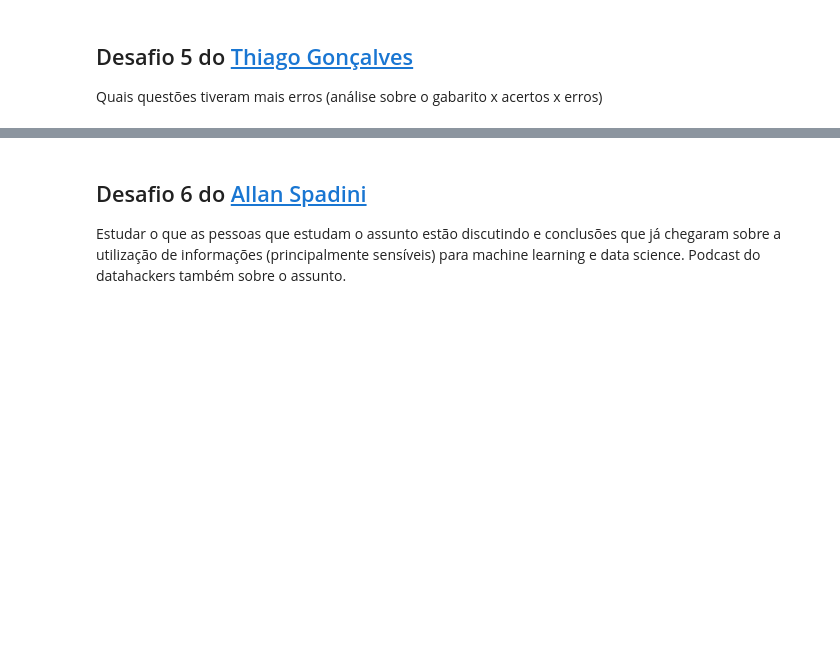
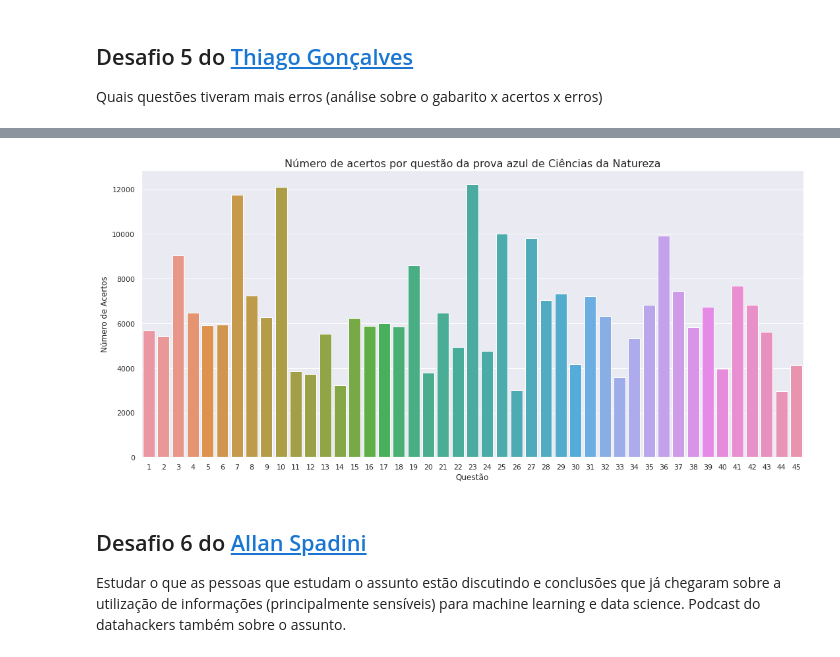
Before and after one commit to alexandrealvees/Quarentena, a Jupyter notebook: quarentena_de_dados_alura.ipynb, the cells around one changed output, grey strips where cells are left out. Cells and saved outputs as stored; diff of their text form; code cells hidden in the pictures; blank space fills up the shorter version.

```diff
--- a/quarentena_de_dados_alura.ipynb
+++ b/quarentena_de_dados_alura.ipynb
@@ -1450,3 +1546,15 @@ Remover todos os zeros. Tomar o cuidado que no desafio 1 já tomamos decisões l
 ## Desafio 5 do [Thiago Gonçalves](https://twitter.com/tgcsantos)
 
 Quais questões tiveram mais erros (análise sobre o gabarito x acertos x erros)
+# %%
+def corrige_questoes(aluno, materia):
+    respostas = aluno.get(f'TX_RESPOSTAS_{materia}')
+    gabarito = aluno.get(f'TX_GABARITO_{materia}')
+
+    return pd.Series([int(a==b) for a, b in zip(respostas, gabarito)])
+# %%
+# Analisando a prova azul de Ciências da Natureza
+prova_cn_azul = dados.query('CO_PROVA_CN == 447')
+
+matriz_acertos = prova_cn_azul.apply(corrige_questoes, materia='CN', axis=1)
+matriz_acertos
@@ -1453,3 +1575,17 @@ Quais questões tiveram mais erros (análise sobre o gabarito x acertos x erros)
+# %%
+total_acertos_por_questao = pd.DataFrame(matriz_acertos.sum())
+total_acertos_por_questao.reset_index(inplace=True)
+total_acertos_por_questao.columns = ['Questão', 'Número de Acertos']
+total_acertos_por_questao['Questão'] = total_acertos_por_questao['Questão'] + 1
+
+plt.figure(figsize=(18, 8))
+ax = sns.barplot(x='Questão', y='Número de Acertos', data=total_acertos_por_questao)
+
+ax.set_title('Número de acertos por questão da prova azul de Ciências da Natureza', fontsize=16)
+
+plt.show()
+# %% [output]
+[figure, added]
 # %% [markdown]
 ## Desafio 6 do [Allan Spadini](https://twitter.com/allanspadini)
 
```
Also changed, not shown: parts of 7 cells of this notebook.
